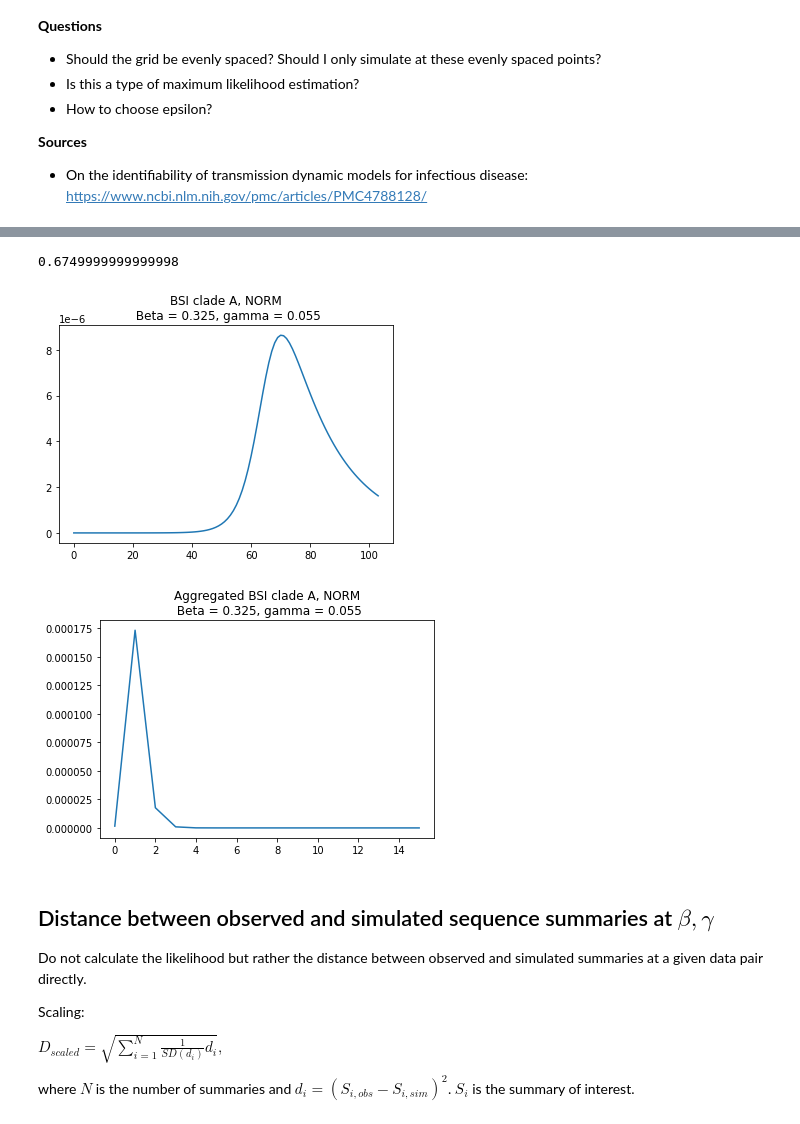
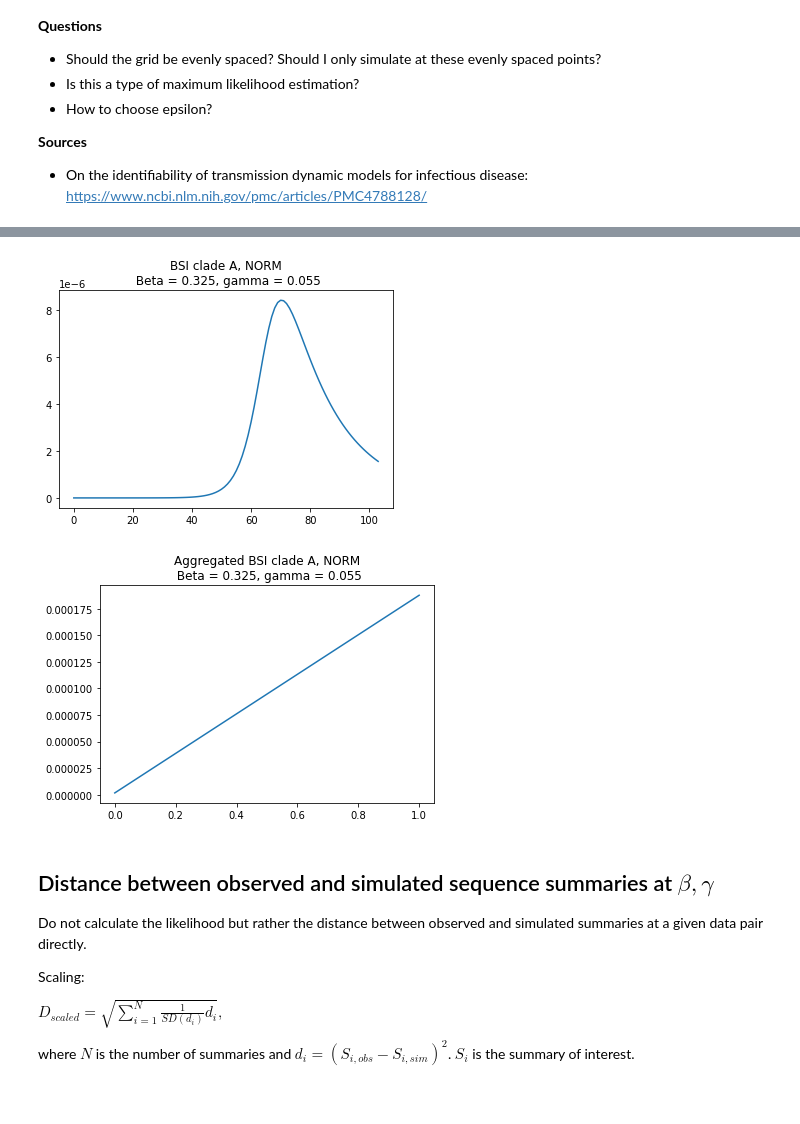
Before and after one commit to fanoja/Ecoli-R0, a Jupyter notebook: SIR simulation grid.ipynb, the cells around one changed output, grey strips where cells are left out. Saved outputs shown, nothing was run; the diff lists cells and outputs as text; code cells hidden in the pictures.

```diff
--- a/SIR simulation grid.ipynb
+++ b/SIR simulation grid.ipynb
@@ -52,11 +50,6 @@ def BSI_max(y):
 # %%
 y_obs = np.array([1,2,3,4,5])
 y_sim = np.array([1.2, 3.4, 3.9, 6.2])
-
-
-distance_generalized(y_sim, y_obs, [np.mean])
-# %% [output]
-0.6749999999999998
 # %%
 # Simulation function, observed data (import from file)
 
@@ -66,12 +59,10 @@ importlib.reload(cluster.scripts.BSI_functions) # for changes to take effect
 
 from cluster.scripts.BSI_functions import *
 # %%
-# Observed data:
-
 # First, synthetic data:
 
 pop_size = 5000000
-n_weeks = 104
+n_weeks = 104 # 16*52
 clade = "A"
 obs_data = "NORM"
 
@@ -83,37 +74,59 @@ bsi_obs = SIR_and_BSI_simulator(np.array([true_beta]), np.array([true_gamma]), n
                                 bsi_pars = bsi_pars, is_prop = True,\
                                 is_agg = False, time_period = 52, batch_size = 1, random_state = None)
 
+true_nt = 2.54
+true_R = 6
+bsi_obs_rp = SIR_and_BSI_simulator(np.array([true_nt]), np.array([true_R]), nt = n_weeks, N = pop_size,\
+                                bsi_pars = bsi_pars, is_prop = True, reparam = True,\
+                                is_agg = False, time_period = 52, batch_size = 1, random_state = None)
+
+
+sim_pars_rp = {"n_weeks": n_weeks, "pop_size": pop_size, "bsi_pars":bsi_pars, "is_prop":True, "is_agg":False,\
+            "time_period":52, "reparam":True, "batch_size":1, "random_state":None}
+
 sim_pars = {"n_weeks": n_weeks, "pop_size": pop_size, "bsi_pars":bsi_pars, "is_prop":True, "is_agg":False,\
             "time_period":52, "reparam":False, "batch_size":1, "random_state":None}
 
 
+sim_pars_obs = {"n_weeks": 16*52, "pop_size": pop_size, "bsi_pars":bsi_pars, "is_prop":True, "is_agg":True,\
+            "time_period":52, "reparam":False, "batch_size":1, "random_state":None}
 
 # Plot the synthetic observed data:
 plt.plot(bsi_obs[0])
 dataset = bsi_pars["dataset"]
 plt.title(f"BSI clade {clade}, {dataset}\n Beta = {true_beta}, gamma = {true_gamma}")
 
 plt.show()
 
 # Alt: plot_BSI(bsi_obs)
 
 
 # Aggregated BSI data:
 
-bsi_obs_agg = SIR_and_BSI_simulator(np.array([true_beta]), np.array([true_gamma]), nt = 16*52, N = pop_size,\
+bsi_obs_agg = SIR_and_BSI_simulator(np.array([true_beta]), np.array([true_gamma]), nt = n_weeks, N = pop_size,\
                                 bsi_pars = bsi_pars, is_prop = True,\
                                 is_agg = True, time_period = 52, batch_size = 1, random_state = None)
 
-sim_pars_agg = {"n_weeks": 16*52, "pop_size": pop_size, "bsi_pars":bsi_pars, "is_prop":True, "is_agg":True,\
+sim_pars_agg = {"n_weeks": n_weeks, "pop_size": pop_size, "bsi_pars":bsi_pars, "is_prop":True, "is_agg":True,\
             "time_period":52, "reparam":False, "batch_size":1, "random_state":None}
 
 
 plt.plot(bsi_obs_agg[0])
 plt.title(f"Aggregated BSI clade {clade}, {obs_data}\n Beta = {true_beta}, gamma = {true_gamma}")
 plt.show()
+
+
+# Aggregated BSI data, reparametrized:
+bsi_obs_rp_agg = SIR_and_BSI_simulator(np.array([true_nt]), np.array([true_R]), nt = n_weeks, N = pop_size,\
+                                bsi_pars = bsi_pars, is_prop = True, reparam = True,\
+                                is_agg = True, time_period = 52, batch_size = 1, random_state = None)
+
+
+sim_pars_rp_agg = {"n_weeks": n_weeks, "pop_size": pop_size, "bsi_pars":bsi_pars, "is_prop":True, "is_agg":True,\
+            "time_period":52, "reparam":True, "batch_size":1, "random_state":None}
 # %% [output]
-[figure, old version]
+[figure, new version]
-[figure, old version]
+[figure, new version]
 # %% [markdown]
 ## Distance between observed and simulated sequence summaries at $\beta, \gamma$
 
```
Also changed, not shown: parts of 20 cells of this notebook.
